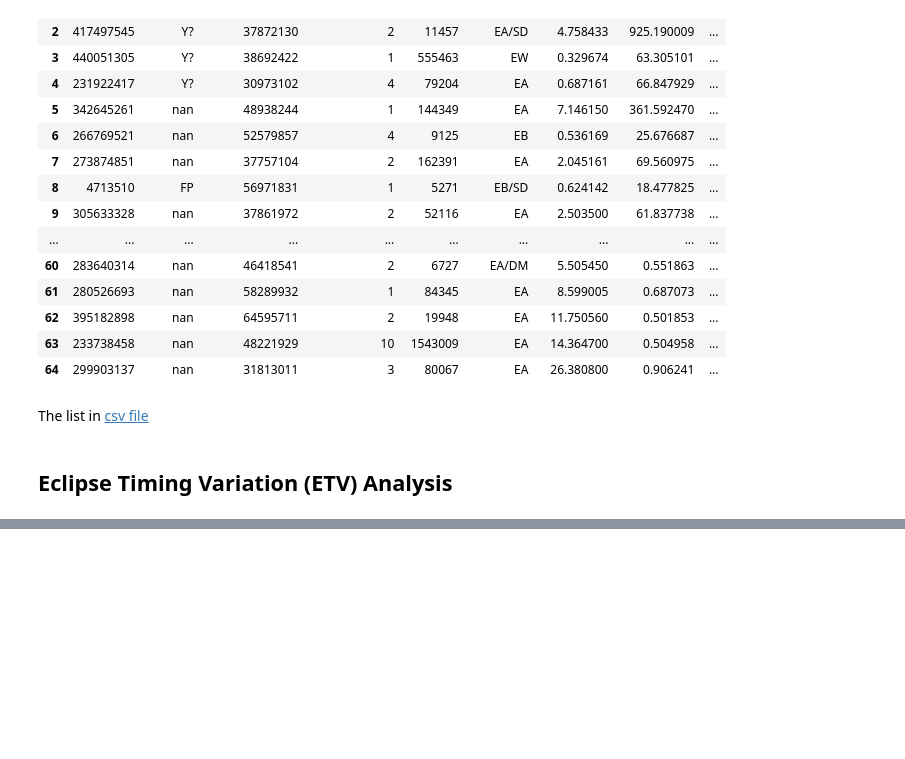
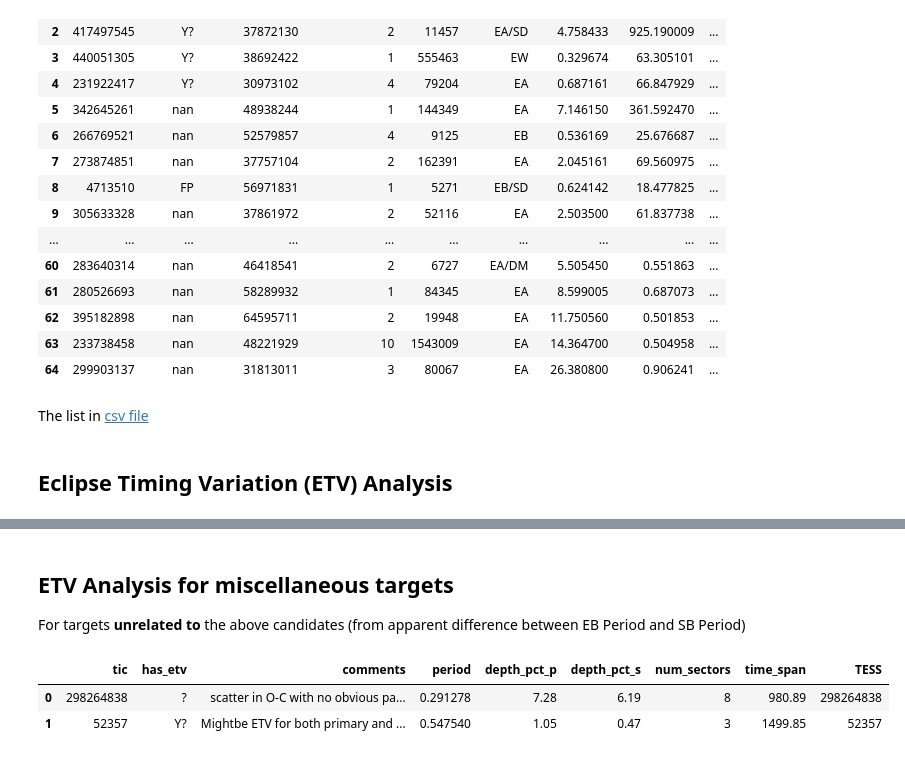
Before and after one commit to orionlee/PH_TESS_I_LightCurveViewer, a Jupyter notebook: eb_with_diff_sb_period/Dashboard_EB_with_SB.ipynb, the cells around one changed output, grey strips where cells are left out. Cells and saved outputs as stored; diff of their text form; code cells hidden in the pictures; blank space fills up the shorter version.

Commit message:
include summary misc. targets's ETV analysis - those outside of the EB-SB difference candidates

```diff
--- a/eb_with_diff_sb_period/Dashboard_EB_with_SB.ipynb
+++ b/eb_with_diff_sb_period/Dashboard_EB_with_SB.ipynb
@@ -96,11 +96,12 @@ df_etv.rename(columns={
 def display_dashboard(df_etv, display_columns):
     with pd.option_context('display.max_colwidth', None, 'display.max_rows', 999, 'display.max_columns', 99):
         # make all float columns (except periods) to display in 2 decimals
-        columns_to_show_2_decimals = [c for c in df_etv.columns  if 'float' in str(df_etv[c].dtype) and c not in ['ETV_Period', 'VSX_Period', 'NSS_Per']]
+        columns_to_show_2_decimals = [c for c in df_etv.columns  if 'float' in str(df_etv[c].dtype) and c not in ['ETV_Period', 'VSX_Period', 'NSS_Per', 'period']]
         format_specs = dict(zip(columns_to_show_2_decimals, ["{:.2f}"] * len(columns_to_show_2_decimals)))
         # tic column: from ETV analysis, tic_id : applicable for all candidates
         format_specs["tic"] = lambda tic: f'<a target="_etv_report" href="etv/ETV_extraction_coshgauss_{tic}.ipynb">{tic}</a>'
         format_specs["tic_id"] = lambda tic: f'<a target="_exofop" href="https://exofop.ipac.caltech.edu/tess/target.php?id={tic}">{tic}</a>'
+        format_specs["TESS"] = lambda tic: f'<a target="_exofop" href="https://exofop.ipac.caltech.edu/tess/target.php?id={tic}">{tic}</a>'
         format_specs["best_subject_id"] = lambda subj: f'<a target="_pht_subject" href="https://www.zooniverse.org/projects/nora-dot-eisner/planet-hunters-tess/talk/subjects/{subj}">{subj}</a>'
         format_specs["VSX_OID"] = lambda oid: f'<a target="_vsx" href="https://www.aavso.org/vsx/index.php?view=detail.top&oid={oid}">{oid}</a>'
         format_specs["GAIA"] = lambda gid: f'<a target="_gaia_main" href="https://vizier.cds.unistra.fr/viz-bin/VizieR-4?-ref=VIZ6578bb1b54eda&-to=-4b&-from=-4&-this=-4&%2F%2Fsource=I%2F355%2Fgaiadr3&%2F%2Ftables=I%2F355%2Fgaiadr3&%2F%2Ftables=I%2F355%2Fparamp&-out.max=50&%2F%2FCDSportal=http%3A%2F%2Fcdsportal.u-strasbg.fr%2FStoreVizierData.html&-out.form=HTML+Table&%2F%2Foutaddvalue=default&-order=I&-oc.form=sexa&-out.src=I%2F355%2Fgaiadr3%2CI%2F355%2Fparamp&-nav=cat%3AI%2F355%26tab%3A%7BI%2F355%2Fgaiadr3%7D%26tab%3A%7BI%2F355%2Fparamp%7D%26key%3Asource%3DI%2F355%2Fgaiadr3%26HTTPPRM%3A&-c=&-c.eq=J2000&-c.r=++2&-c.u=arcmin&-c.geom=r&-source=&-x.rs=10&-source=I%2F355%2Fgaiadr3+I%2F355%2Fparamp&-out.orig=standard&-out=RA_ICRS&-out=DE_ICRS&-out=Source&Source={gid}&-out=Plx&-out=PM&-out=pmRA&-out=pmDE&-out=sepsi&-out=IPDfmp&-out=RUWE&-out=Dup&-out=Gmag&-out=BPmag&-out=RPmag&-out=BP-RP&-out=RV&-out=e_RV&-out=VarFlag&-out=NSS&-out=XPcont&-out=XPsamp&-out=RVS&-out=EpochPh&-out=EpochRV&-out=MCMCGSP&-out=MCMCMSC&-out=Teff&-out=logg&-out=%5BFe%2FH%5D&-out=Dist&-out=A0&-out=HIP&-out=PS1&-out=SDSS13&-out=SKYM2&-out=TYC2&-out=URAT1&-out=AllWISE&-out=APASS9&-out=GSC23&-out=RAVE5&-out=2MASS&-out=RAVE6&-out=RAJ2000&-out=DEJ2000&-out=Pstar&-out=PWD&-out=Pbin&-out=ABP&-out=ARP&-out=GMAG&-out=Rad&-out=SpType-ELS&-out=Rad-Flame&-out=Lum-Flame&-out=Mass-Flame&-out=Age-Flame&-out=Flags-Flame&-out=Evol&-out=z-Flame&-meta.ucd=0&-meta=0&-usenav=1&-bmark=GET">Gaia</a>'
@@ -108,7 +109,12 @@ def display_dashboard(df_etv, display_columns):
-        # add placeholder columns for links to Gaia
+
+        # add placeholder columns for links to Gaia, ExoFOP, etc.
         df_display = df_etv.copy()
-        df_display['GAIA'] = df_display["GAIA_Source"]
-        df_display['NSS'] = df_display["GAIA_Source"]
+        if "GAIA_Source" in df_display.columns:
+            df_display['GAIA'] = df_display["GAIA_Source"]
+            df_display['NSS'] = df_display["GAIA_Source"]
+        if "TESS" not in df_display.columns and "tic" in df_display.columns:
+            df_display["TESS"] = df_display["tic"]
+
         return display(df_display[display_columns].style.format(format_specs))
 # %%
 print("Num. of targets with significant difference in EB / SB periods:", len(df_m2))
@@ -182,3 +188,28 @@ display_dashboard(
 | 11 | 57297550 | N | 2 sectors of 2min cadence + 2 sec... | 0.382231 | 0.382230 | 292.867149 | 0.00 | 18.92 | ... |
 | 12 | 417497545 | Y? | Possible ETV for secondary. scatt... | 4.758531 | 4.758433 | 925.190009 | 0.01 | 11.61 | ... |
 | 13 | 440051305 | Y? | Mightbe ETV for both primary and ... | 0.329673 | 0.329674 | 63.305101 | 0.01 | 13.82 | ... |
+# %% [markdown]
+## ETV Analysis for miscellaneous targets
+
+For targets **unrelated to** the above candidates (from apparent difference between EB Period and SB Period)
+# %%
+df_misc_etv = pd.read_csv("etv/misc_etv_summary.csv",
+                     dtype={"num_sectors": "Int32",  # make num_secors nullable int, to handle  missing value cases
+                            "tic": "Int64",
+                           },
+                     converters={"has_etv": str}, # ensure blank value stays blank
+                    )
+
+display_columns = ["tic", "has_etv", "comments",
+                   "period",
+                   "depth_pct_p", "depth_pct_s",
+                   "num_sectors", "time_span",  # time span of the data in ETV analysis
+                   "TESS",  # links to ExoFOP
+                  ]
+display_dashboard(
+    df_misc_etv,
+     display_columns)
+# %% [output]
+|  | tic | has_etv | comments | period | depth_pct_p | depth_pct_s | num_sectors | time_span | TESS |
+| 0 | 298264838 | ? | scatter in O-C with no obvious pa... | 0.291278 | 7.28 | 6.19 | 8 | 980.89 | 298264838 |
+| 1 | 52357 | Y? | Mightbe ETV for both primary and ... | 0.547540 | 1.05 | 0.47 | 3 | 1499.85 | 52357 |
```
Also changed, not shown: parts of 1 cell of this notebook, 1 other file.
